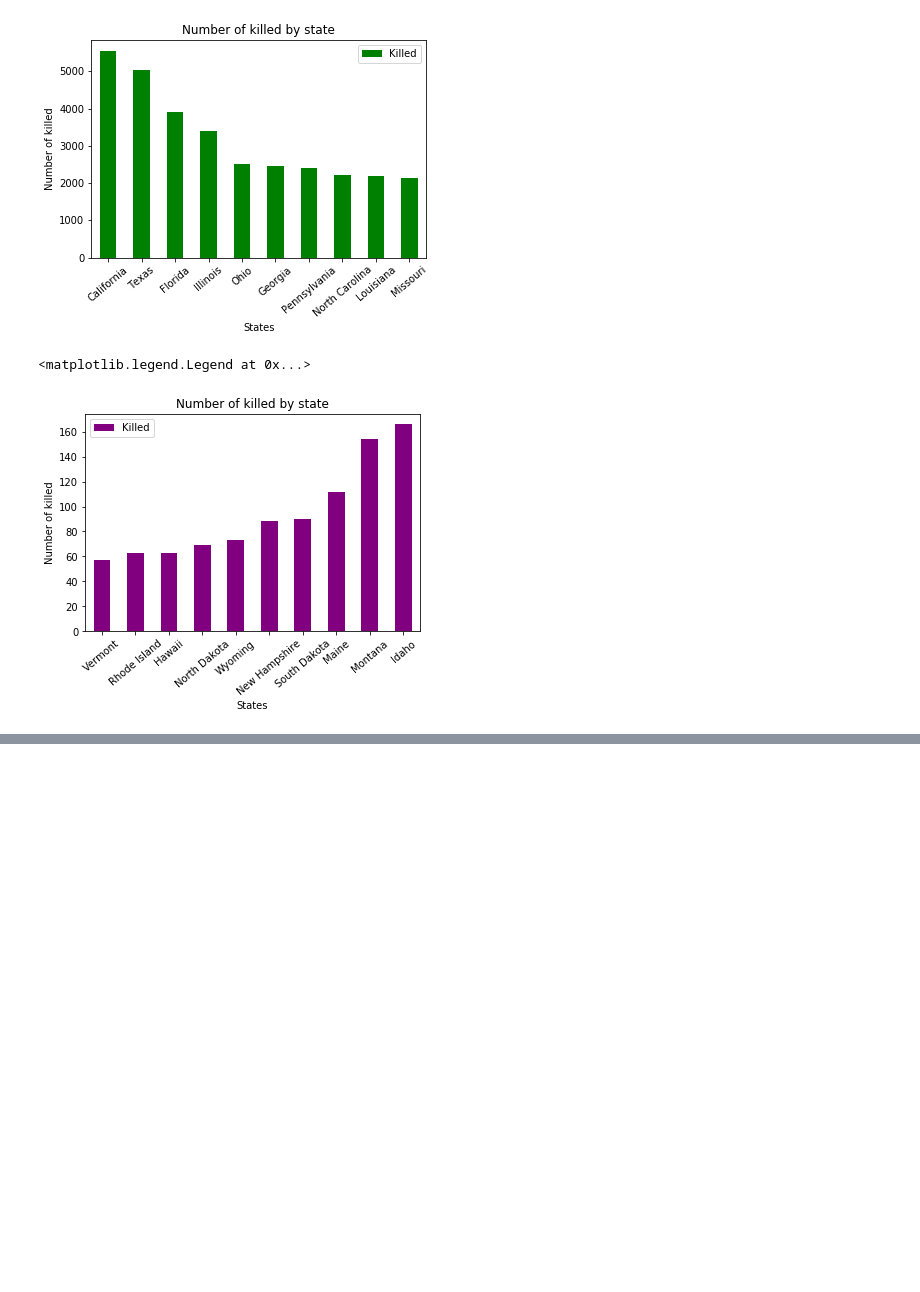
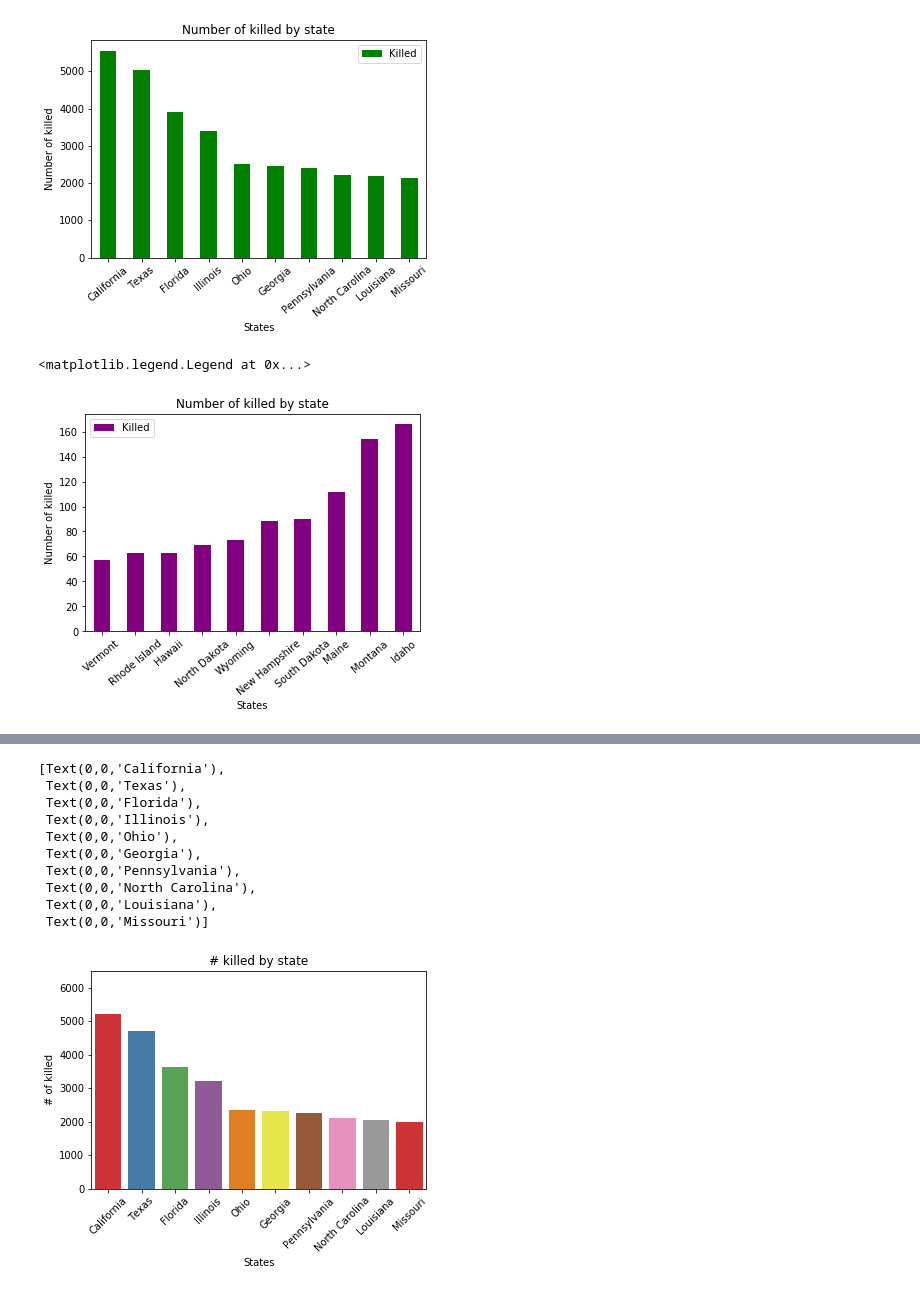
Before and after one commit to palolo02/Project1, a Jupyter notebook: Project.ipynb, the cells around one changed output, grey strips where cells are left out. Cells and saved outputs as stored; diff of their text form; code cells hidden in the pictures; blank space fills up the shorter version.

```diff
--- a/Project.ipynb
+++ b/Project.ipynb
@@ -66,0 +142,23 @@ plt.legend(['Killed'])
+# %%
+#Remove the years 2013 and 2018
+
+new_data=df2[(df2.year>=2014) & (df2.year<=2017)]
+
+#Examples
+#surveys_df[surveys_df.year == 2002]
+#surveys_df[(surveys_df.year >= 1980) & (surveys_df.year <= 1985)]
+
+
+#Count the crimes
+incident_count=new_data.groupby('state').agg('count')
+
+#Sort by deaths
+incident_count
+
+killed_number=new_data.groupby('state').sum()
+killed_sort=killed_number.sort_values(by='n_killed',ascending=False)
+
+#Top 10 contries by killed number
+top=killed_sort.head(10)
+
+top
@@ -66,0 +178,25 @@ plt.legend(['Killed'])
+# %%
+#Graph for years from 2014 to 2017
+#bar plot
+killed_years=sns.barplot(x=top.index, y=top.n_killed,data=top,palette='Set1')
+plt.xlabel('States')
+plt.ylabel('# of killed')
+plt.title('# killed by state')
+killed_years.set_ylim([0,6500])
+killed_years.set_xticklabels(killed_years.get_xticklabels(),rotation=45)
+
+#Example to rotate labels
+#chart.set_xticklabels(rotation=45)
+#chart.set_xticklabels(chart.get_xticklabels(), rotation=45)
+# %% [output]
+[Text(0,0,'California'),
+ Text(0,0,'Texas'),
+ Text(0,0,'Florida'),
+ Text(0,0,'Illinois'),
+ Text(0,0,'Ohio'),
+ Text(0,0,'Georgia'),
+ Text(0,0,'Pennsylvania'),
+ Text(0,0,'North Carolina'),
+ Text(0,0,'Louisiana'),
+ Text(0,0,'Missouri')]
+[figure, added]
```
Also changed, not shown: parts of 11 cells of this notebook.
